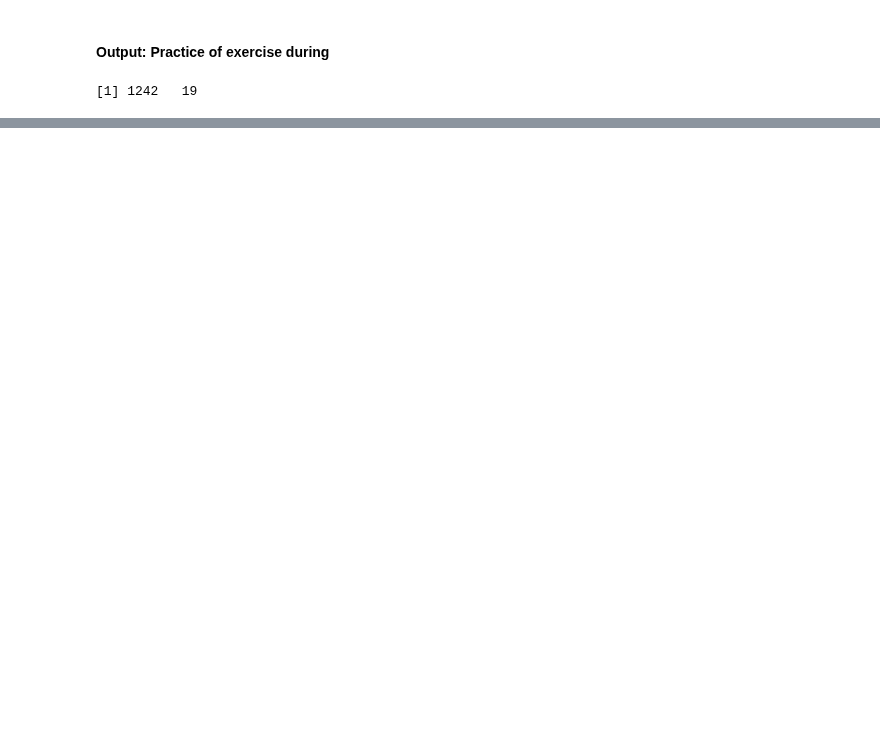
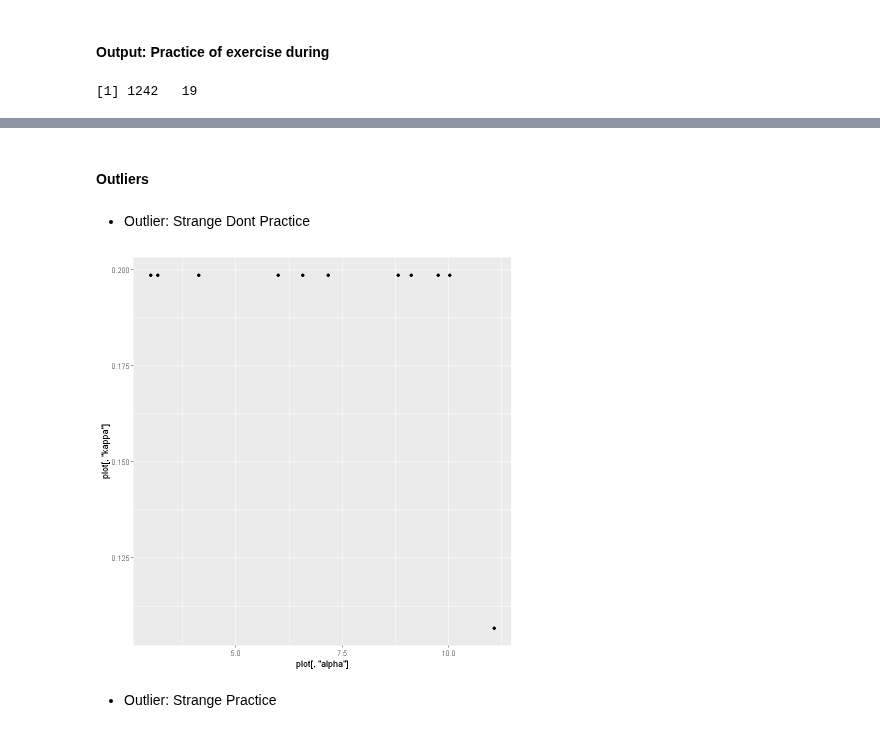
Before and after one commit to LASOS-INT/Barreiras-e-Facilitadores, a Jupyter notebook: R-notebooks/barriers_analysis.ipynb, the cells around one changed output, grey strips where cells are left out. Drawn from its saved outputs; the diff is of its cells as text; code cells hidden in the pictures; blank space fills up the shorter version.

```diff
--- a/R-notebooks/barriers_analysis.ipynb
+++ b/R-notebooks/barriers_analysis.ipynb
@@ -799,0 +649,15 @@ dim(pa_bf_dataset)
+# %% [markdown]
+####  Outliers
+# %% [markdown]
+- Outlier: Strange Dont Practice
+# %%
+places_barrier_dataset_copy <-places_barrier_dataset
+places_barrier_dataset_copy["outlier"] <- strange_dp
+outliers_result_sdp <- outliers_checker(distances_sdp,places_barrier_dataset_copy, "PA_barrier_places")
+# %%
+plot <- outliers_result_sdp$kappa_x_alpha
+ggplot(plot, aes(plot[, "alpha"], plot[, "kappa"] )) + geom_point()
+# %% [output]
+[figure, added]
+# %% [markdown]
+- Outlier: Strange Practice
```
Also changed, not shown: parts of 34 cells of this notebook, 3 other files.
